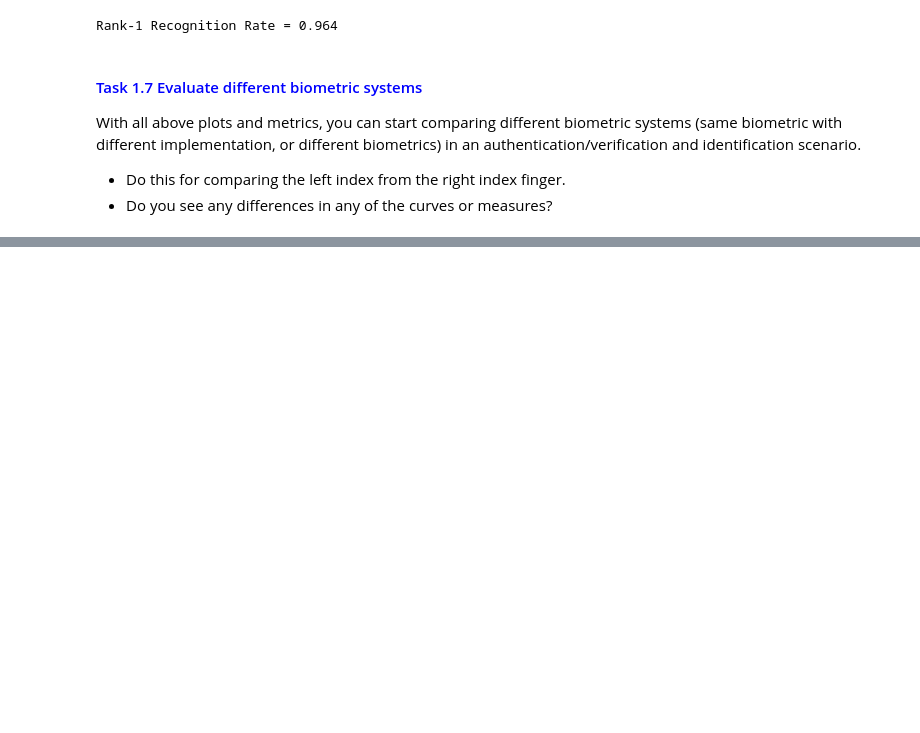
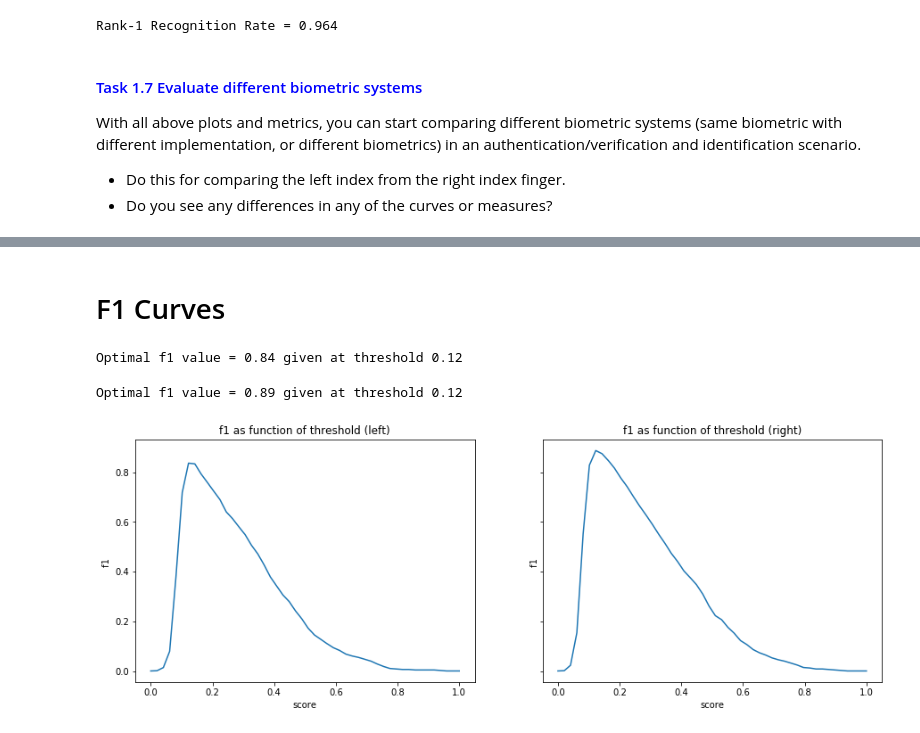
Before and after one commit to JesusGarciaRamirez/Biometrics, a Jupyter notebook: BioAssigment1/assignment_1.ipynb, the cells around one changed output, grey strips where cells are left out. Cells and saved outputs as stored; diff of their text form; code cells hidden in the pictures; blank space fills up the shorter version.

```diff
--- a/BioAssigment1/assignment_1.ipynb
+++ b/BioAssigment1/assignment_1.ipynb
@@ -609,0 +653,16 @@ With all above plots and metrics, you can start comparing different biometric sy
+# %%
+metrics_dict={
+            "f1":f1_score,
+            "Accuracy":accuracy_score
+        }
+
+opt={"metrics_dict":metrics_dict}
+opt["metric"]="f1"
+# %% [markdown]
+# F1 Curves
+# %%
+plt_compare_metrics(metric_logger_total,"plot_metric",**opt)
+# %% [output]
+Optimal f1 value = 0.84 given at threshold 0.12
+Optimal f1 value = 0.89 given at threshold 0.12
+[figure, added]
```
Also changed, not shown: parts of 20 cells of this notebook, 1 other file.
